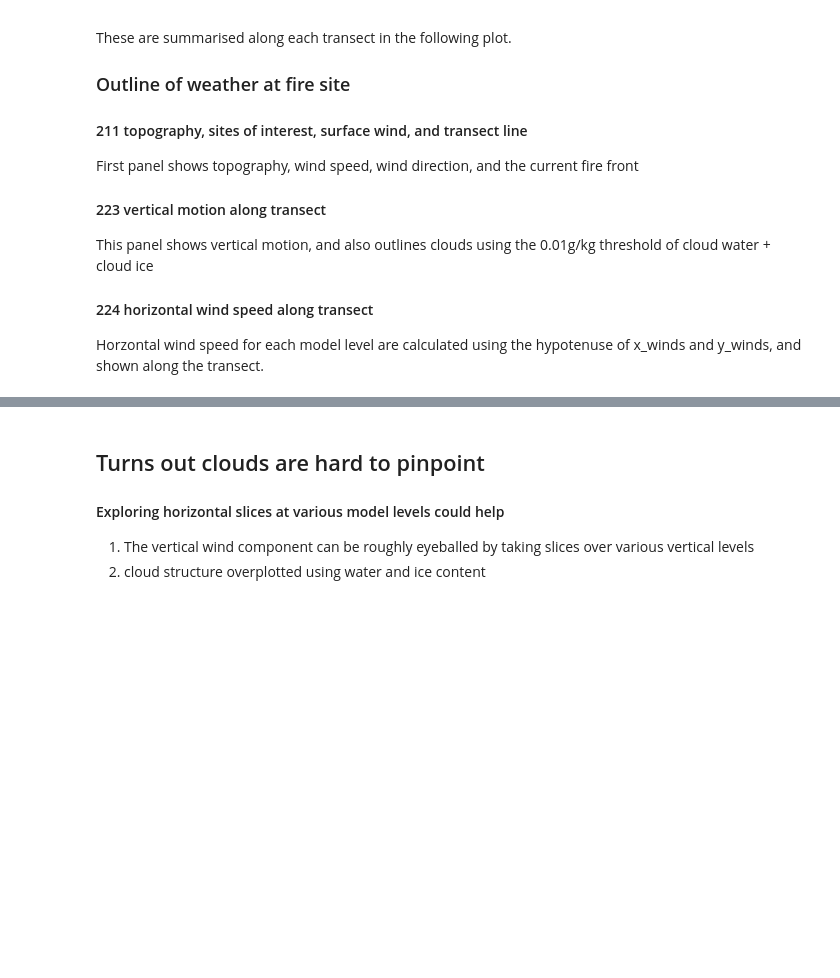
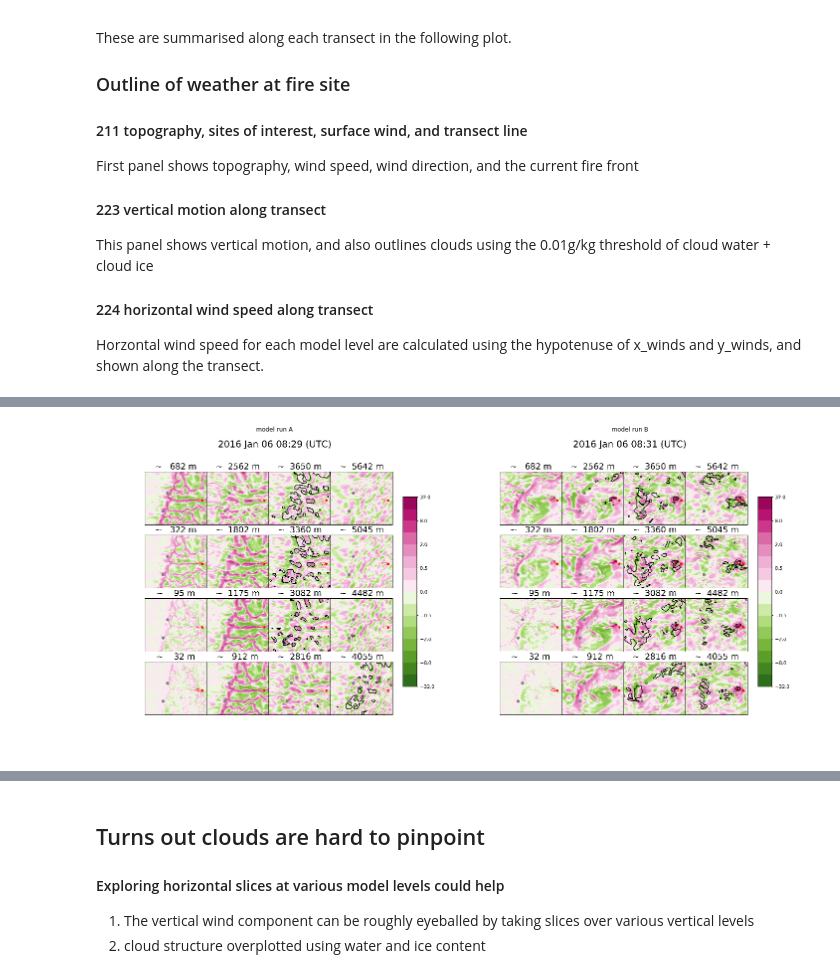
Before and after one commit to jibbals/accessfires, a Jupyter notebook: project_outline.ipynb, the cells around one changed output, grey strips where cells are left out. Saved outputs shown, nothing was run; the diff lists cells and outputs as text; code cells hidden in the pictures; blank space fills up the shorter version.

Commit message:
Started nested grid plot, updated proj outline

```diff
--- a/project_outline.ipynb
+++ b/project_outline.ipynb
@@ -220,0 +210,29 @@ Image(filename=pname)
+# %%
+## Vertical motion in horizontal slices created in script vertical_motion_slices
+
+# Read images
+# figures/waroona/vert_motion_slices
+img1 = mpimg.imread('figures/waroona/vert_motion_slices/fig_201601060829.png')
+img2 = mpimg.imread('figures/waroona/vert_motion_slices_old/fig_201601060831.png')
+# show images
+plt.figure(figsize=[20,12])
+ax1 = plt.subplot(1,2,1)
+plt.imshow(img1)
+plt.title('model run A')
+plt.xticks([],[])
+plt.yticks([],[])
+
+ax2=plt.subplot(1,2,2)
+plt.imshow(img2)
+plt.title('model run B')
+plt.xticks([],[])
+plt.yticks([],[])
+
+for spine in ax1.spines.values():
+    spine.set_visible(False)
+for spine in ax2.spines.values():
+    spine.set_visible(False)
+plt.tight_layout()
+plt.show()
+# %% [output]
+[figure, added]
```
Also changed, not shown: parts of 6 cells of this notebook, 4 other files.
